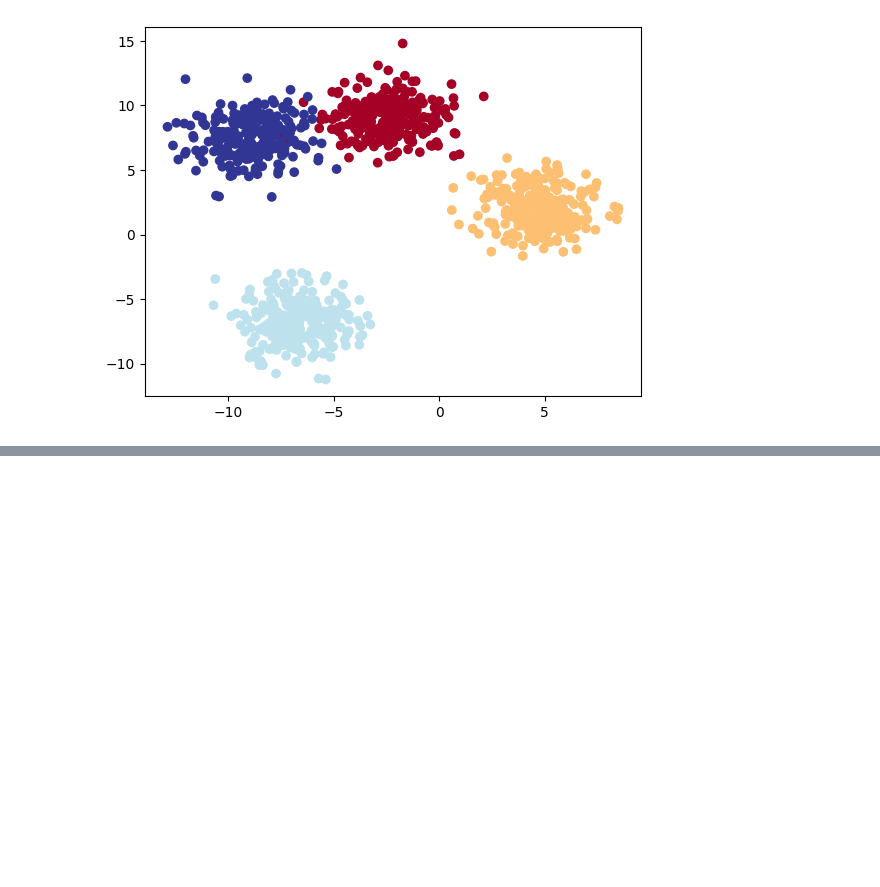
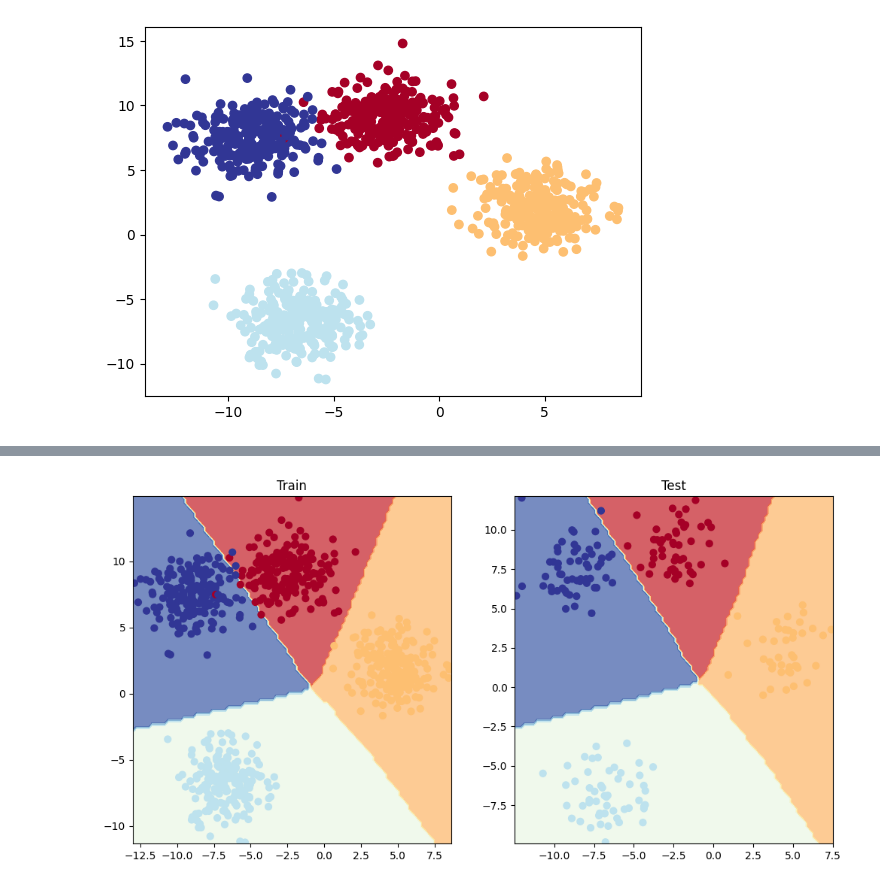
Before and after one commit to syedib/deep-learning, a Jupyter notebook: multi_class_classifiaction.ipynb, the cells around one changed output, grey strips where cells are left out. Cells and saved outputs as stored; diff of their text form; code cells hidden in the pictures; blank space fills up the shorter version.

```diff
--- a/multi_class_classifiaction.ipynb
+++ b/multi_class_classifiaction.ipynb
@@ -64,0 +96,2 @@ BlobModel(
+# %%
+y_preds_probs = torch.softmax(y_logits, dim=1)
@@ -64,0 +110,2 @@ BlobModel(
+# %%
+y_preds = torch.argmax(y_preds_probs, dim=1)
@@ -64,0 +124,33 @@ BlobModel(
+# %%
+def accuracy_fn(y_true, y_pred):
+    correct = torch.eq(y_true, y_pred).sum().item()
+    accuracy = (correct / len(y_pred))*100
+    return accuracy
+# %%
+torch.manual_seed(42)
+torch.cuda.manual_seed(42)
+
+epochs = 100
+
+for epoch in range(epochs):
+    model_0.train()
+
+    y_logits = model_0(X_blob_train)
+    y_preds = torch.softmax(y_logits, dim=1).argmax(dim=1)
+
+    loss = loss_fn(y_logits, y_blob_train)
+    acc = accuracy_fn(y_true=y_blob_train, y_pred=y_preds)
+
+    optimizer.zero_grad()
+    loss.backward()
+    optimizer.step()
+
+    model_0.eval()
+    with torch.inference_mode():
+        test_logits = model_0(X_blob_test)
+        test_preds = torch.softmax(test_logits, dim=1).argmax(dim=1)
+        test_loss = loss_fn(test_logits, y_blob_test)
+        test_acc = accuracy_fn(y_true=y_blob_test, y_pred=test_preds)
+# Print stats
+    if epoch % 10 == 0:
+        print(f"Epoch: {epoch} | loss: {loss: .4f}% | Acc: {acc: .2f}% | Test loss: {test_loss: 0.4f}% | Test Acc: {test_acc: 0.2f}%")
@@ -64,0 +206,10 @@ BlobModel(
+# %%
+plt.figure(figsize=(12,6))
+plt.subplot(1,2,1)
+plt.title("Train")
+plot_decision_boundary(model_0, X_blob_train, y_blob_train)
+plt.subplot(1,2,2)
+plt.title("Test")
+plot_decision_boundary(model_0, X_blob_test, y_blob_test)
+# %% [output]
+[figure, added]
```
Also changed, not shown: parts of 23 cells of this notebook, 3 other files.
